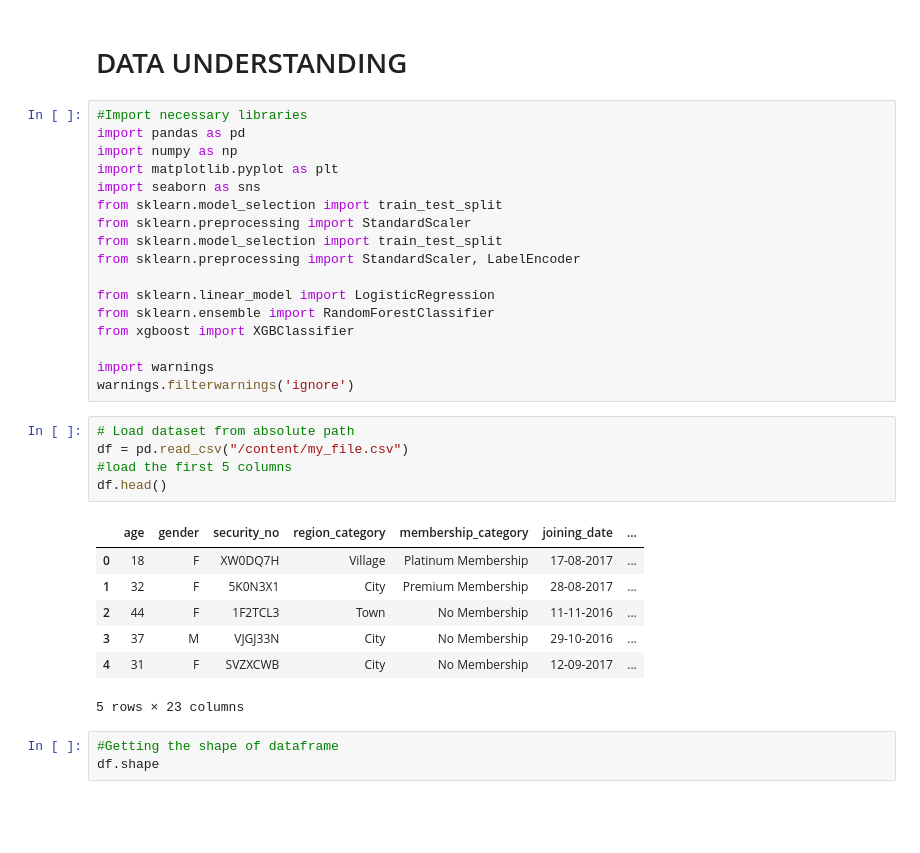
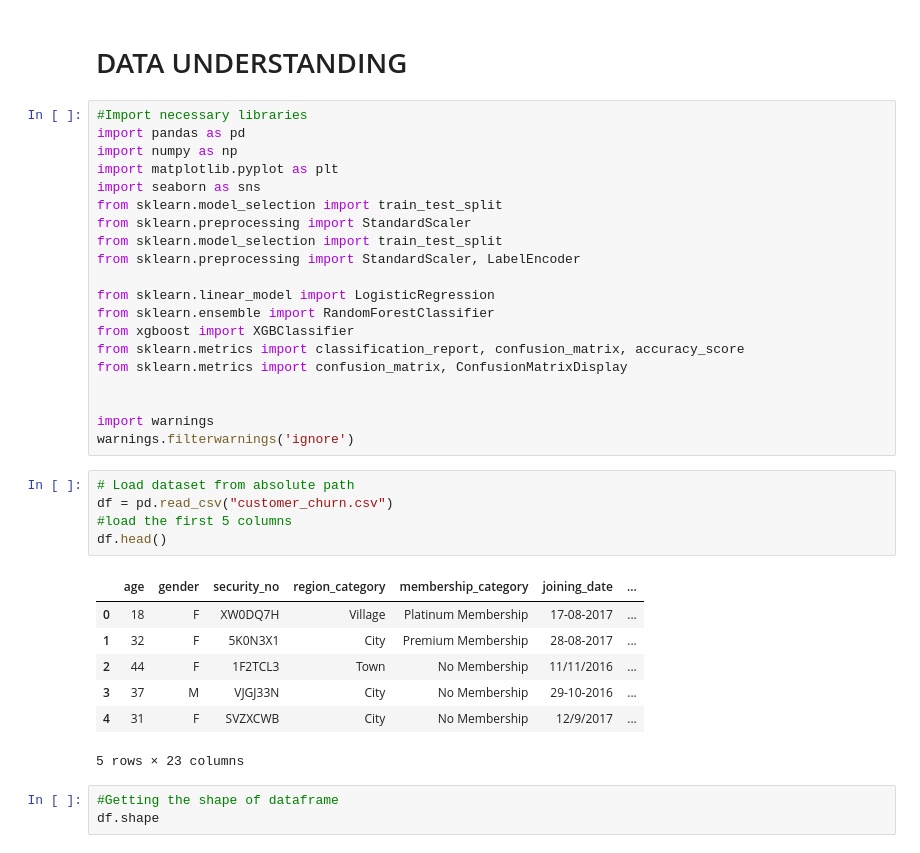
Before and after one commit to wambuikariuki/Capstone_Phase5_group9, a Jupyter notebook: Notebook.ipynb, the cells around one changed output. Cells and saved outputs as stored; diff of their text form; blank space fills up the shorter version.

```diff
--- a/Notebook.ipynb
+++ b/Notebook.ipynb
@@ -64,21 +64,24 @@ from sklearn.preprocessing import StandardScaler, LabelEncoder
 from sklearn.linear_model import LogisticRegression
 from sklearn.ensemble import RandomForestClassifier
 from xgboost import XGBClassifier
+from sklearn.metrics import classification_report, confusion_matrix, accuracy_score
+from sklearn.metrics import confusion_matrix, ConfusionMatrixDisplay
+
 
 import warnings
 warnings.filterwarnings('ignore')
 # %%
 # Load dataset from absolute path
-df = pd.read_csv("/content/my_file.csv")
+df = pd.read_csv("customer_churn.csv")
 #load the first 5 columns
 df.head()
 # %% [output]
 |  | age | gender | security_no | region_category | membership_category | joining_date | ... |
 | 0 | 18 | F | XW0DQ7H | Village | Platinum Membership | 17-08-2017 | ... |
 | 1 | 32 | F | 5K0N3X1 | City | Premium Membership | 28-08-2017 | ... |
-| 2 | 44 | F | 1F2TCL3 | Town | No Membership | 11-11-2016 | ... |
+| 2 | 44 | F | 1F2TCL3 | Town | No Membership | 11/11/2016 | ... |
 | 3 | 37 | M | VJGJ33N | City | No Membership | 29-10-2016 | ... |
-| 4 | 31 | F | SVZXCWB | City | No Membership | 12-09-2017 | ... |
+| 4 | 31 | F | SVZXCWB | City | No Membership | 12/9/2017 | ... |
 5 rows × 23 columns
 # %%
 #Getting the shape of dataframe
```
Also changed, not shown: parts of 46 cells of this notebook.
